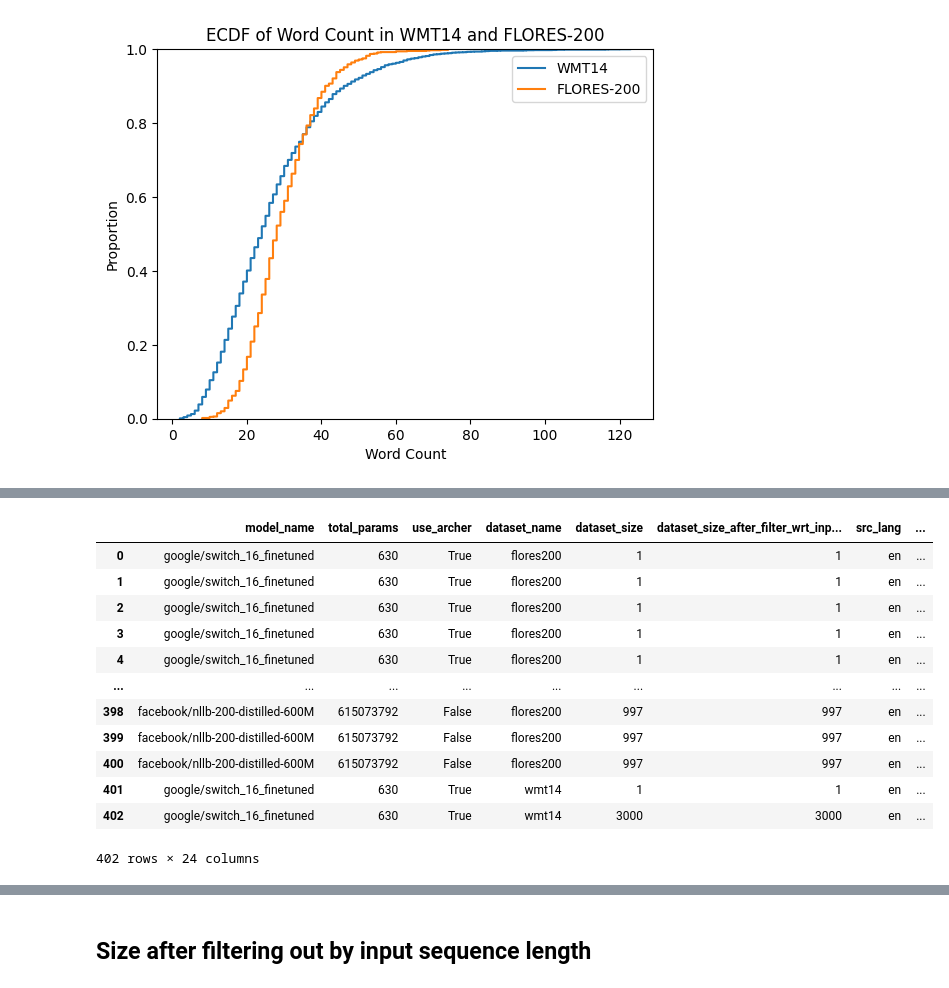
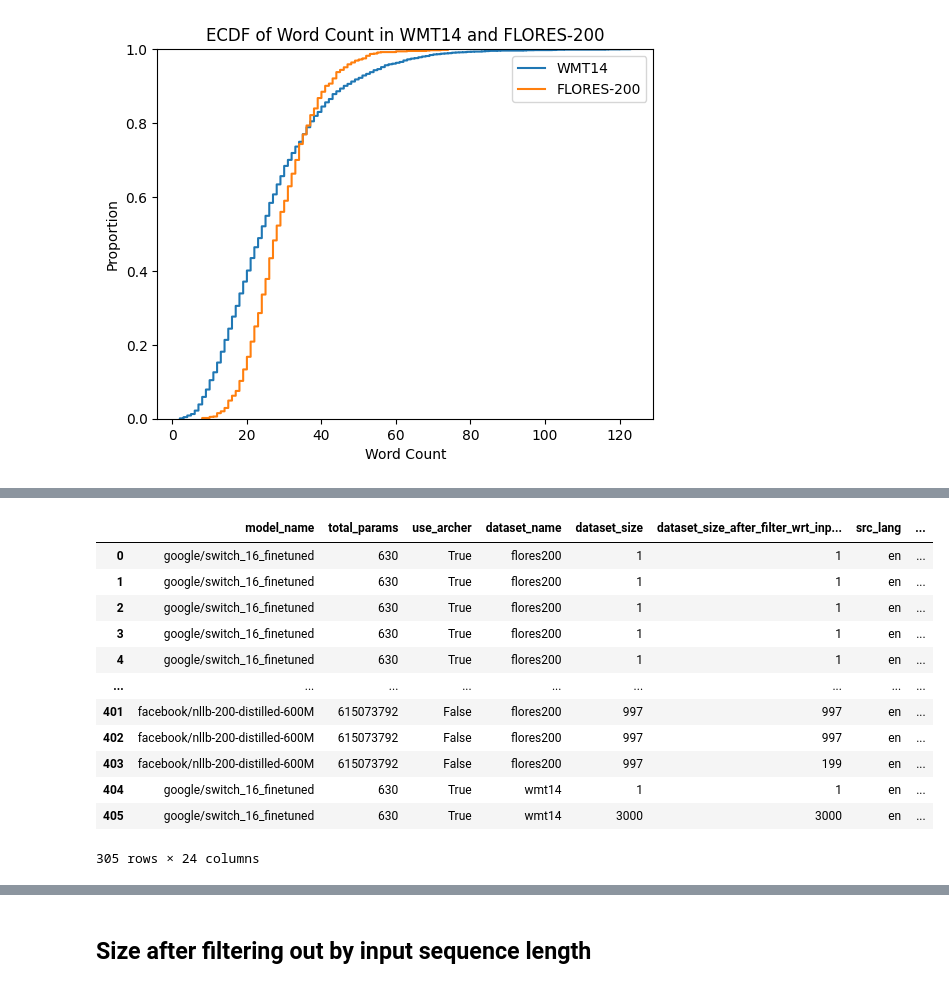
Before and after one commit to wassim2u/Benchmark, a Jupyter notebook: BenchmarkAnalysis.ipynb, the cells around one changed output, grey strips where cells are left out. Saved outputs shown, nothing was run; the diff lists cells and outputs as text; code cells hidden in the pictures.

```diff
--- a/BenchmarkAnalysis.ipynb
+++ b/BenchmarkAnalysis.ipynb
@@ -276,34 +291,36 @@ data
 # %%
 import os
 # Merge all metrics to one table
 csv_files = os.listdir( CSV_metrics_folder )
 
 files_df_dict = {}
 # This would print all the files and directories
 for file in csv_files:
     if "metric" in file:
         data= pd.read_csv(CSV_metrics_folder + file)
         files_df_dict[file] = data
 
 df_merge_all = pd.concat(files_df_dict.values(), ignore_index=True)
 df_merge_all = df_merge_all.fillna(False)
 df_merge_all = df_merge_all[df_merge_all["beam_size"] <=32]
+df_merge_all = df_merge_all[df_merge_all["max_gen_length"] <=128]
 df_merge_all = df_merge_all.drop_duplicates()
+
 df_merge_all
 # %% [output]
 |  | model_name | total_params | use_archer | dataset_name | dataset_size | dataset_size_after_filter_wrt_inp... | src_lang | ... |
 | 0 | google/switch_16_finetuned | 630 | True | flores200 | 1 | 1 | en | ... |
 | 1 | google/switch_16_finetuned | 630 | True | flores200 | 1 | 1 | en | ... |
 | 2 | google/switch_16_finetuned | 630 | True | flores200 | 1 | 1 | en | ... |
 | 3 | google/switch_16_finetuned | 630 | True | flores200 | 1 | 1 | en | ... |
 | 4 | google/switch_16_finetuned | 630 | True | flores200 | 1 | 1 | en | ... |
 | ... | ... | ... | ... | ... | ... | ... | ... | ... |
-| 398 | facebook/nllb-200-distilled-600M | 615073792 | False | flores200 | 997 | 997 | en | ... |
-| 399 | facebook/nllb-200-distilled-600M | 615073792 | False | flores200 | 997 | 997 | en | ... |
-| 400 | facebook/nllb-200-distilled-600M | 615073792 | False | flores200 | 997 | 997 | en | ... |
-| 401 | google/switch_16_finetuned | 630 | True | wmt14 | 1 | 1 | en | ... |
-| 402 | google/switch_16_finetuned | 630 | True | wmt14 | 3000 | 3000 | en | ... |
+| 401 | facebook/nllb-200-distilled-600M | 615073792 | False | flores200 | 997 | 997 | en | ... |
+| 402 | facebook/nllb-200-distilled-600M | 615073792 | False | flores200 | 997 | 997 | en | ... |
+| 403 | facebook/nllb-200-distilled-600M | 615073792 | False | flores200 | 997 | 199 | en | ... |
+| 404 | google/switch_16_finetuned | 630 | True | wmt14 | 1 | 1 | en | ... |
+| 405 | google/switch_16_finetuned | 630 | True | wmt14 | 3000 | 3000 | en | ... |
-402 rows × 24 columns
+305 rows × 24 columns
 # %%
 df_merge_wmt14 = df_merge_all[df_merge_all["dataset_name"] == "wmt14"]
 df_merge_flores200 = df_merge_all[df_merge_all["dataset_name"] == "flores200"]
```
Also changed, not shown: parts of 36 cells of this notebook, 15 other files.
